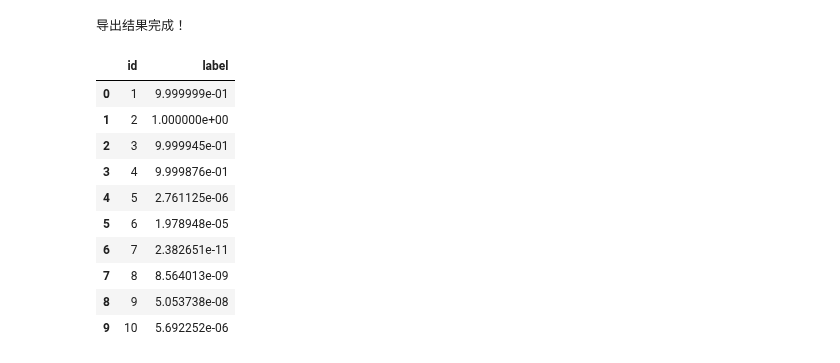
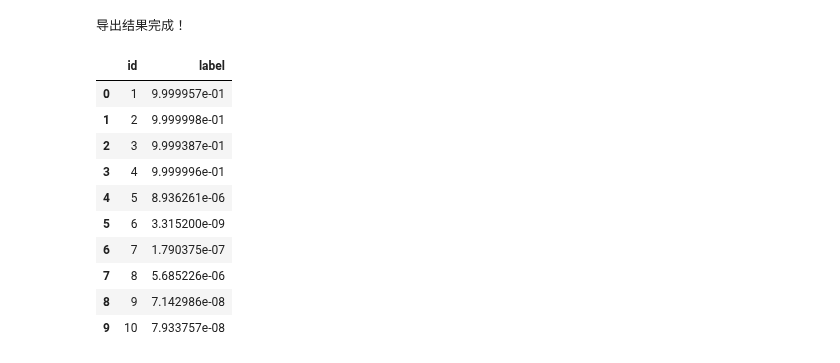
Before and after one commit to sunrise2075/cat_vs_dog_cnn, a Jupyter notebook: cat_vs_dog_model_training.ipynb, the cells around one changed output. Cells and saved outputs as stored; diff of their text form; code cells hidden in the pictures.

Commit message:
pred-24.csv created

```diff
--- a/cat_vs_dog_model_training.ipynb
+++ b/cat_vs_dog_model_training.ipynb
@@ -368,17 +391,17 @@ print("导出结果完成！")
 # %% [output]
 导出结果完成！
 # %%
-solution.to_csv("pred-23.csv", index = False)
+solution.to_csv("pred-24.csv", index = False)
 solution.head(10)
 # %% [output]
 |  | id | label |
-| 0 | 1 | 9.999999e-01 |
-| 1 | 2 | 1.000000e+00 |
-| 2 | 3 | 9.999945e-01 |
-| 3 | 4 | 9.999876e-01 |
-| 4 | 5 | 2.761125e-06 |
-| 5 | 6 | 1.978948e-05 |
-| 6 | 7 | 2.382651e-11 |
-| 7 | 8 | 8.564013e-09 |
-| 8 | 9 | 5.053738e-08 |
-| 9 | 10 | 5.692252e-06 |
+| 0 | 1 | 9.999957e-01 |
+| 1 | 2 | 9.999998e-01 |
+| 2 | 3 | 9.999387e-01 |
+| 3 | 4 | 9.999996e-01 |
+| 4 | 5 | 8.936261e-06 |
+| 5 | 6 | 3.315200e-09 |
+| 6 | 7 | 1.790375e-07 |
+| 7 | 8 | 5.685226e-06 |
+| 8 | 9 | 7.142986e-08 |
+| 9 | 10 | 7.933757e-08 |
```
Also changed, not shown: parts of 8 cells of this notebook, 5 other files.
